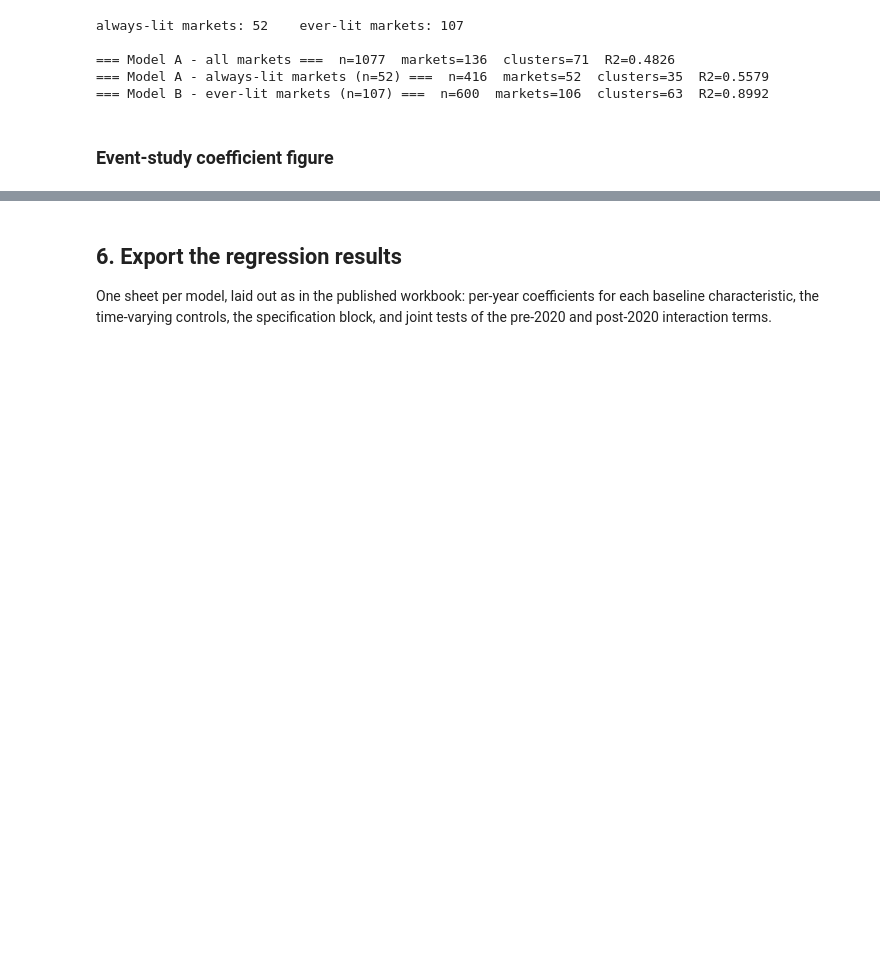
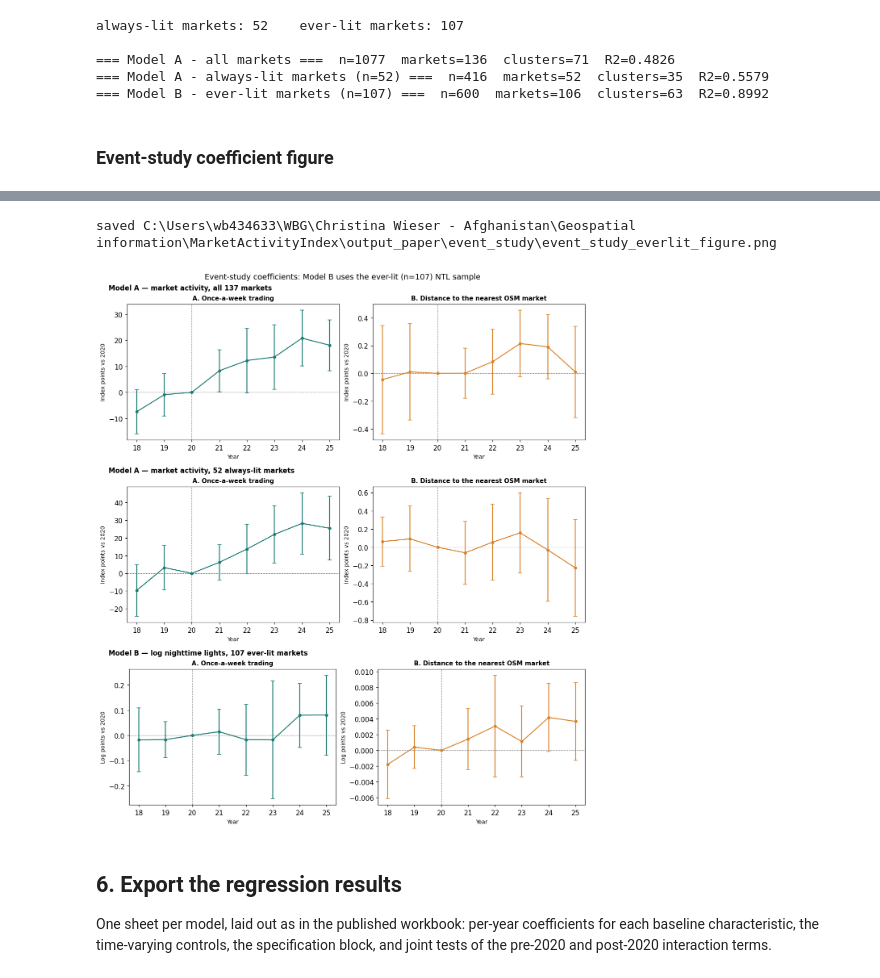
Before and after one commit to obcabanillas/MAI_PAPER, a Jupyter notebook: code_paper/Results_paper.ipynb, the cells around one changed output, grey strips where cells are left out. Drawn from its saved outputs; the diff is of its cells as text; code cells hidden in the pictures; blank space fills up the shorter version.

```diff
--- a/code_paper/Results_paper.ipynb
+++ b/code_paper/Results_paper.ipynb
@@ -454,4 +640,64 @@ saved C:\Users\obarriga\Box\WorldBank\Geospatial\MarketActivityIndex\output_pape
 [figure]
+# %%
+def new_series(f, cvar):
+    return {y: (f.params["%s_%d" % (cvar, y)], f.bse["%s_%d" % (cvar, y)])
+            for y in NONBASE_YEARS}
+
+
+def to_xy(series):
+    x, y, lo, hi = [], [], [], []
+    for yr in YEARS:
+        if yr == 2020:
+            x.append(yr); y.append(0.0); lo.append(0.0); hi.append(0.0)
+        else:
+            c, se = series[yr]
+            x.append(yr); y.append(c); lo.append(c - 1.96 * se); hi.append(c + 1.96 * se)
+    return x, y, lo, hi
+
+
+rows = [
+    ("Model A — market activity, all %d markets" % panel.mktID.nunique(),
+     fA_all, "Index points vs 2020"),
+    ("Model A — market activity, %d always-lit markets" % len(lit_markets),
+     fA_lit, "Index points vs 2020"),
+    ("Model B — log nighttime lights, %d ever-lit markets" % len(ever_lit_markets),
+     fB_ever, "Log points vs 2020"),
+]
+cols = [("A. Once-a-week trading", "once_a_week_c", "#1b7a72"),
+        ("B. Distance to the nearest OSM market", "dist_osm_c", "#d9822b")]
+
+fig = plt.figure(figsize=(11, 12.5), constrained_layout=True)
+fig.suptitle("Event-study coefficients: Model B uses the ever-lit (n=%d) NTL sample"
+             % len(ever_lit_markets), fontsize=12.5)
+subfigs = fig.subfigures(len(rows), 1)
+
+for i, (rtitle, f, ylab) in enumerate(rows):
+    sf = subfigs[i]
+    # Model information as a text header above its row of panels.
+    sf.suptitle(rtitle, fontsize=11, fontweight="bold", x=0.02, ha="left")
+    axs = sf.subplots(1, 2)
+    for j, (ctitle, cvar, color) in enumerate(cols):
+        ax = axs[j]
+        x, yv, lo, hi = to_xy(new_series(f, cvar))
+        x = np.array(x, dtype=float); yv = np.array(yv, dtype=float)
+        lo = np.array(lo, dtype=float); hi = np.array(hi, dtype=float)
+        ax.errorbar(x, yv, yerr=np.vstack([yv - lo, hi - yv]), fmt="o-", color=color,
+                    ecolor=color, capsize=3, linewidth=1.5, markersize=4)
+        ax.axhline(0, ls="--", color="gray", linewidth=0.8)
+        ax.axvline(2020, ls="--", color="gray", linewidth=0.8)
+        ax.set_xticks(YEARS)
+        ax.set_xticklabels([str(y)[2:] for y in YEARS])
+        ax.set_title(ctitle, fontsize=10, fontweight="bold")
+        ax.set_xlabel("Year", fontsize=9)
+        ax.set_ylabel(ylab, fontsize=9)
+
+es_fig_path = os.path.join(OUT_ES, "event_study_everlit_figure.png")
+fig.savefig(es_fig_path, bbox_inches="tight")
+print("saved", es_fig_path)
+plt.show()
+# %% [output]
+saved C:\Users\wb434633\WBG\Christina Wieser - Afghanistan\Geospatial information\MarketActivityIndex\output_paper\event_study\event_study_everlit_figure.png
+[figure, added]
 # %% [markdown]
 ## 6. Export the regression results
 
```
Also changed, not shown: parts of 12 cells of this notebook, 3 other files.
